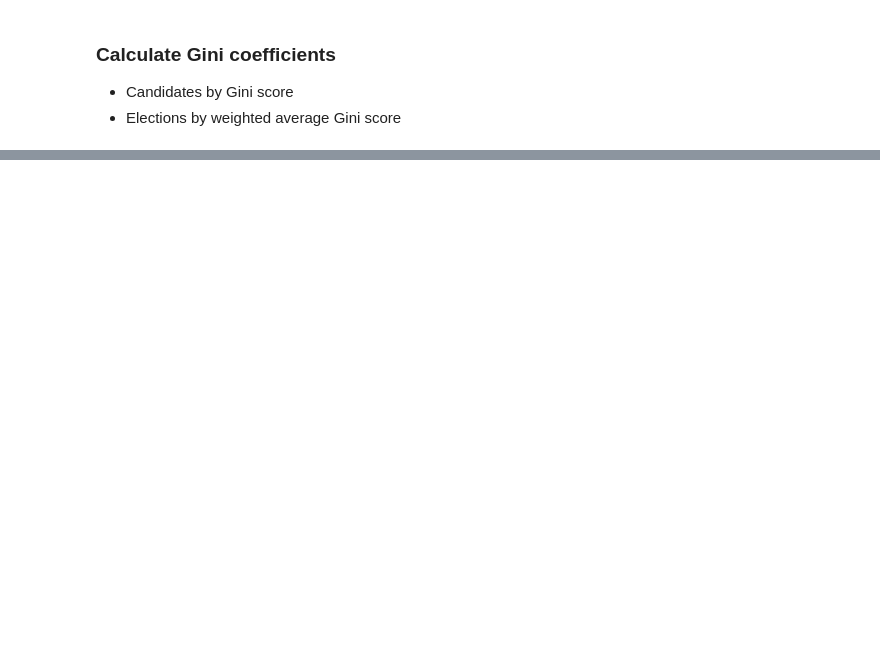
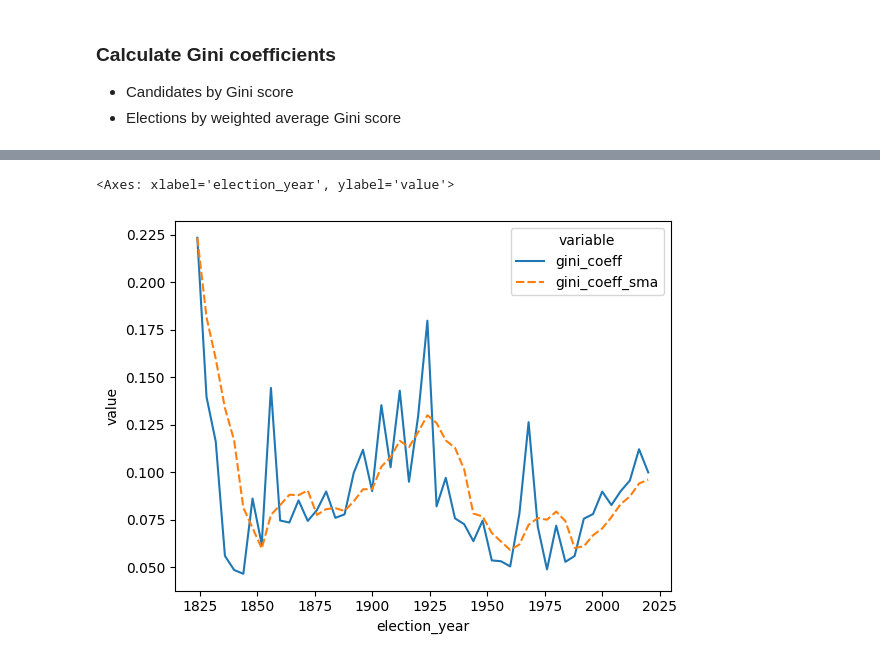
Before and after one commit to m-quick/zeitgeist-blog-projects, a Jupyter notebook: political_fragmentation/countries/usa.ipynb, the cells around one changed output, grey strips where cells are left out. Drawn from its saved outputs; the diff is of its cells as text; code cells hidden in the pictures; blank space fills up the shorter version.

```diff
--- a/political_fragmentation/countries/usa.ipynb
+++ b/political_fragmentation/countries/usa.ipynb
@@ -152,0 +276,21 @@ elections_df.to_csv("./data/usa/historical_election_state_results.csv", index=Fa
+# %%
+wm = lambda x: np.average(x, weights=candidate_gini_scores_df.loc[x.index, "votes_total"])
+# %%
+gini_by_election = candidate_gini_scores_df\
+    .dropna(subset=["gini_coeff"])\
+    .groupby(["election_year"], as_index=False)\
+    .agg(gini_coeff=("gini_coeff", wm))
+# %%
+gini_by_election["gini_coeff_sma"] = gini_by_election["gini_coeff"].rolling(5, min_periods=1).mean()
+# %%
+gini_by_election = gini_by_election.melt(id_vars="election_year", var_name="variable", value_name="value")
+# %%
+sns.lineplot(data=gini_by_election,
+             x="election_year",
+             y="value",
+             hue="variable",
+             style="variable"
+             )
+# %% [output]
+<Axes: xlabel='election_year', ylabel='value'>
+[figure, added]
```
Also changed, not shown: parts of 29 cells of this notebook.
